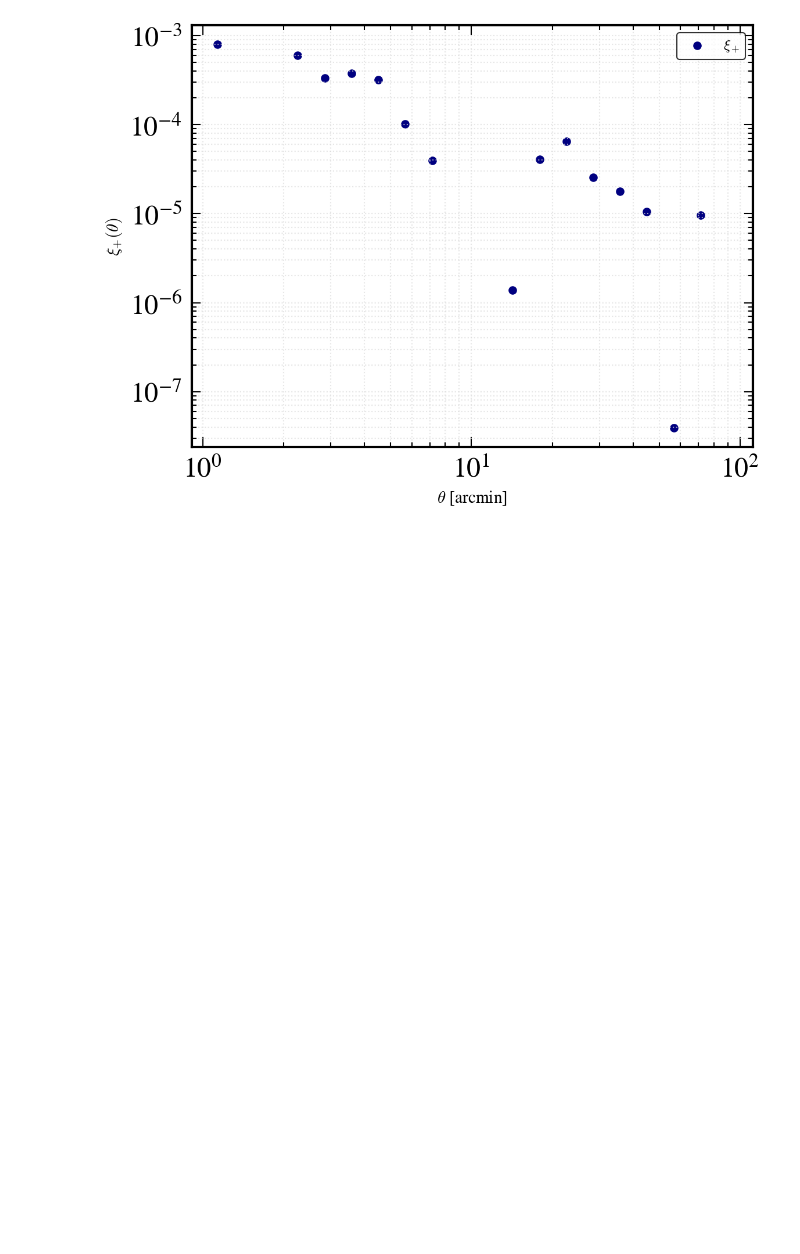
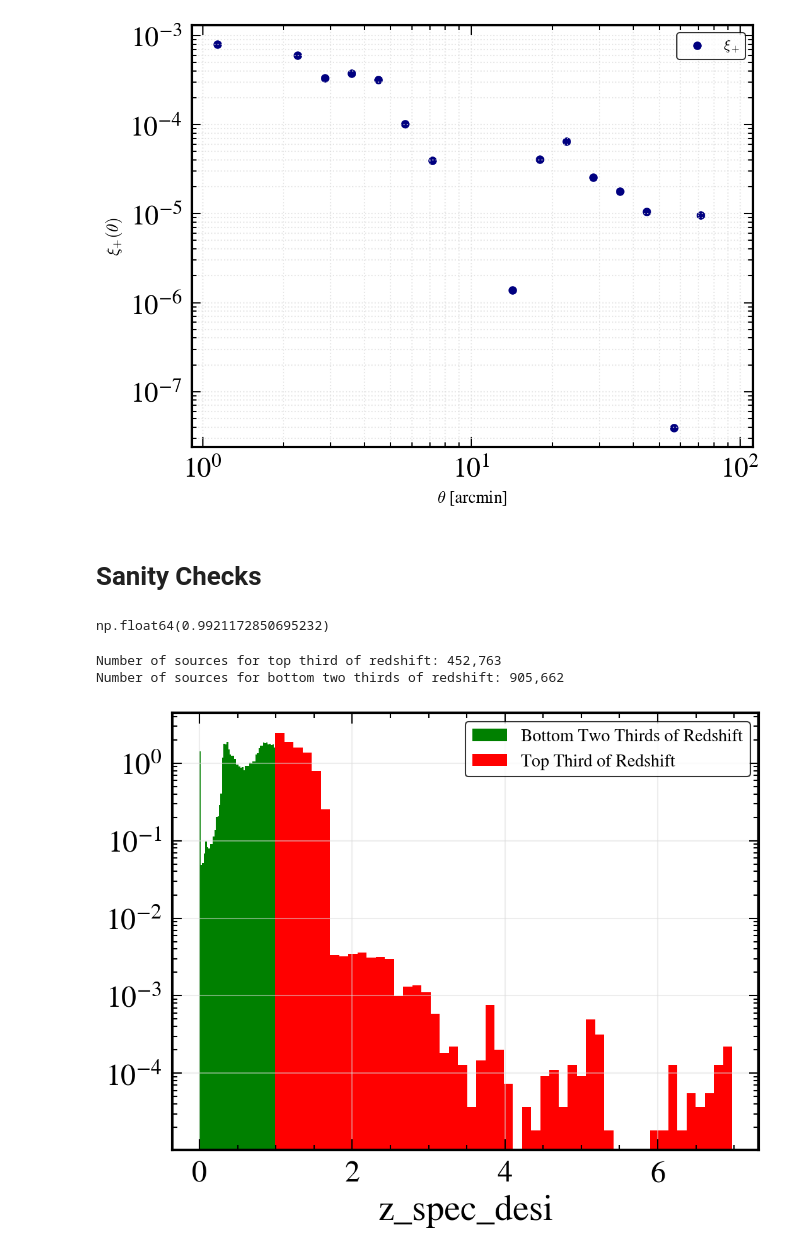
Before and after one commit to darynaYus/cosmic-shear-with-spec-z, a Jupyter notebook: treecorr/desiy5_hscy3.ipynb, the cells around one changed output. Drawn from its saved outputs; the diff is of its cells as text; code cells hidden in the pictures; blank space fills up the shorter version.

```diff
--- a/treecorr/desiy5_hscy3.ipynb
+++ b/treecorr/desiy5_hscy3.ipynb
@@ -20,6 +21,6 @@ except Exception as e:
 # %% [markdown]
 HSC Y3 Matched from Jared
 # %%
-hscy3 = '/scratch/gpfs/js1998/matched_catalogs/hscy3_matched.csv'
-# hscy3 = '/scratch/gpfs/dy9683/hscy3_matched.h5'
+# hscy3 = '/scratch/gpfs/js1998/matched_catalogs/hscy3_matched.csv'
+hscy3 = '/scratch/gpfs/dy9683/matched_catalogs/hscy3_matched_lensing_match_1.csv'
 # %%
@@ -28,2 +30,4 @@ hsc_catalog = pl.scan_csv(file_path).filter(pl.col('lensing_match') == 1).collec
+# %%
+hsc_catalog = pd.read_csv(hscy3)
 # %%
 hsc_catalog
@@ -122,3 +182,34 @@ plt.tight_layout()
 plt.show()
 # %% [output]
 [figure]
+# %% [markdown]
+# Sanity Checks
+# %%
+z_threshold = np.percentile(hsc_catalog['Z_BEST'], 66.67)
+
+mask_top = hsc_catalog['Z_BEST'] > z_threshold
+mask_bottom = hsc_catalog['Z_BEST'] <= z_threshold
+
+hsc_top_third = hsc_catalog[mask_top]
+hsc_bottom_two_thirds = hsc_catalog[mask_bottom]
+# %%
+np.max(hsc_bottom_two_thirds['Z_BEST'])
+# %% [output]
+np.float64(0.9921172850695232)
+# %%
+print(f'Number of sources for top third of redshift: {len(hsc_top_third):,}')
+print(f'Number of sources for bottom two thirds of redshift: {len(hsc_bottom_two_thirds):,}')
+# %% [output]
+Number of sources for top third of redshift: 452,763
+Number of sources for bottom two thirds of redshift: 905,662
+# %%
+# histogram of redshifts
+fig, ax = plt.subplots(figsize = (8,6))
+ax.hist(hsc_bottom_two_thirds['Z_BEST'], bins = 50 , density = True, color = "green", label = "Bottom Two Thirds of Redshift")
+ax.hist(hsc_top_third['Z_BEST'], bins = 50 , density = True, color = "red", label = "Top Third of Redshift")
+ax.legend()
+ax.set_xlabel("z_spec_desi")
+ax.set_yscale('log')
+plt.show()
+# %% [output]
+[figure, added]
```
Also changed, not shown: parts of 19 cells of this notebook, 3 other files.
